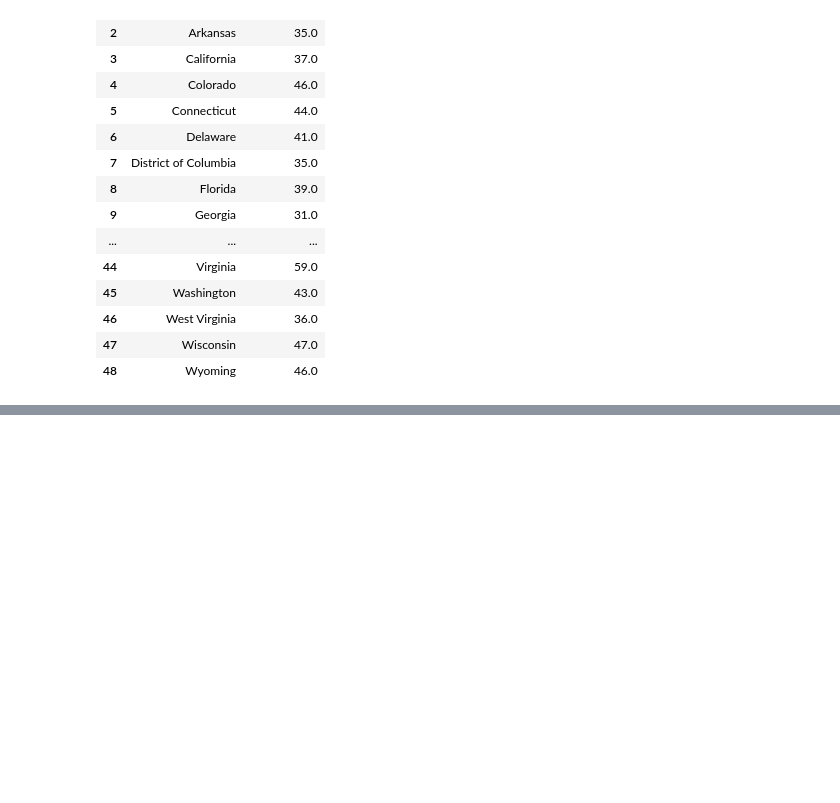
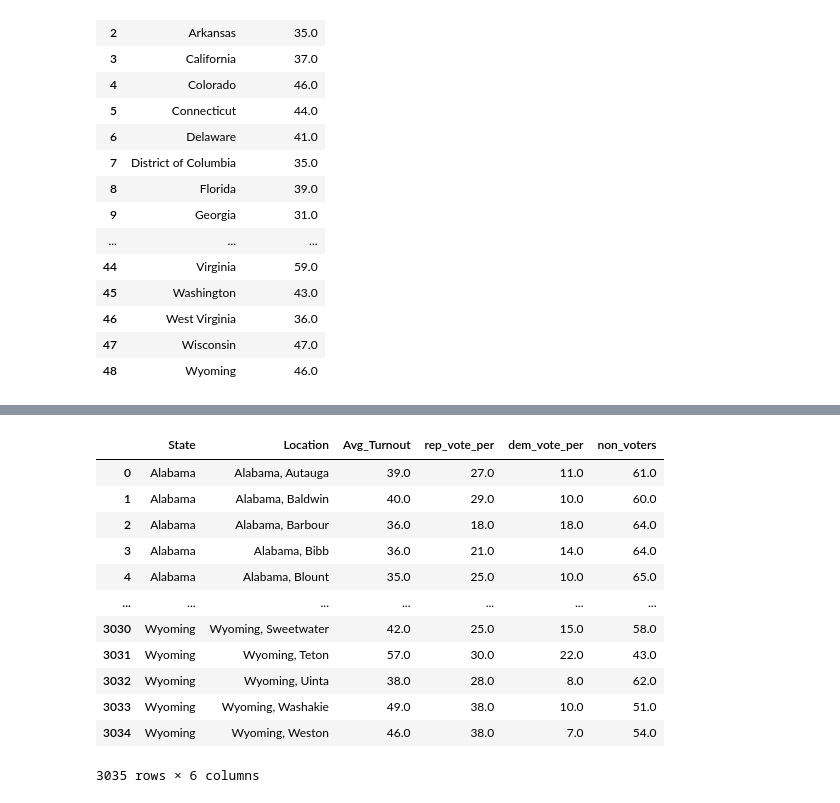
Before and after one commit to jennylynnramz/project1, a Jupyter notebook: Resources/Analysis Files/2000/election2000analysis.ipynb, the cells around one changed output, grey strips where cells are left out. Saved outputs shown, nothing was run; the diff lists cells and outputs as text; code cells hidden in the pictures; blank space fills up the shorter version.

```diff
--- a/Resources/Analysis Files/2000/election2000analysis.ipynb
+++ b/Resources/Analysis Files/2000/election2000analysis.ipynb
@@ -172,0 +199,23 @@ rep_vote = plt.plot(location,republican_votes_2000, label="Republican")
+# %%
+#converted the voter population to percentage
+merge_df["Avg_Turnout"] = (round(merge_df.total_votes / merge_df.total_pop,2)*100)
+merge_df["rep_vote_per"] = (round(merge_df['2000_republican_votes'] / merge_df.total_pop,2)*100)
+merge_df["dem_vote_per"] = (round(merge_df['2000_democrat_votes'] / merge_df.total_pop,2)*100)
+merge_df["dem_vote_per"] = (round(merge_df['2000_democrat_votes'] / merge_df.total_pop,2)*100)
+merge_df["non_voters"] = (round(100-merge_df['Avg_Turnout'],2))
+merge_per_df = merge_df[['State','Location','Avg_Turnout','rep_vote_per','dem_vote_per','non_voters']]
+merge_per_df
+# %% [output]
+|  | State | Location | Avg_Turnout | rep_vote_per | dem_vote_per | non_voters |
+| 0 | Alabama | Alabama, Autauga | 39.0 | 27.0 | 11.0 | 61.0 |
+| 1 | Alabama | Alabama, Baldwin | 40.0 | 29.0 | 10.0 | 60.0 |
+| 2 | Alabama | Alabama, Barbour | 36.0 | 18.0 | 18.0 | 64.0 |
+| 3 | Alabama | Alabama, Bibb | 36.0 | 21.0 | 14.0 | 64.0 |
+| 4 | Alabama | Alabama, Blount | 35.0 | 25.0 | 10.0 | 65.0 |
+| ... | ... | ... | ... | ... | ... | ... |
+| 3030 | Wyoming | Wyoming, Sweetwater | 42.0 | 25.0 | 15.0 | 58.0 |
+| 3031 | Wyoming | Wyoming, Teton | 57.0 | 30.0 | 22.0 | 43.0 |
+| 3032 | Wyoming | Wyoming, Uinta | 38.0 | 28.0 | 8.0 | 62.0 |
+| 3033 | Wyoming | Wyoming, Washakie | 49.0 | 38.0 | 10.0 | 51.0 |
+| 3034 | Wyoming | Wyoming, Weston | 46.0 | 38.0 | 7.0 | 54.0 |
+3035 rows × 6 columns
```
Also changed, not shown: parts of 9 cells of this notebook, 2 other files.
